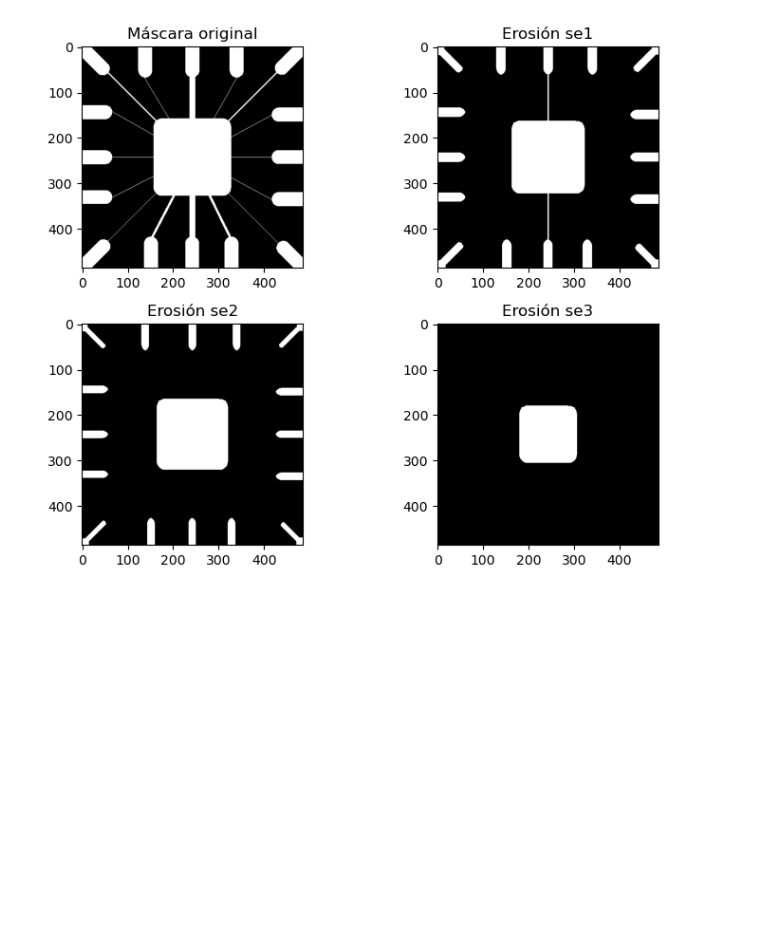
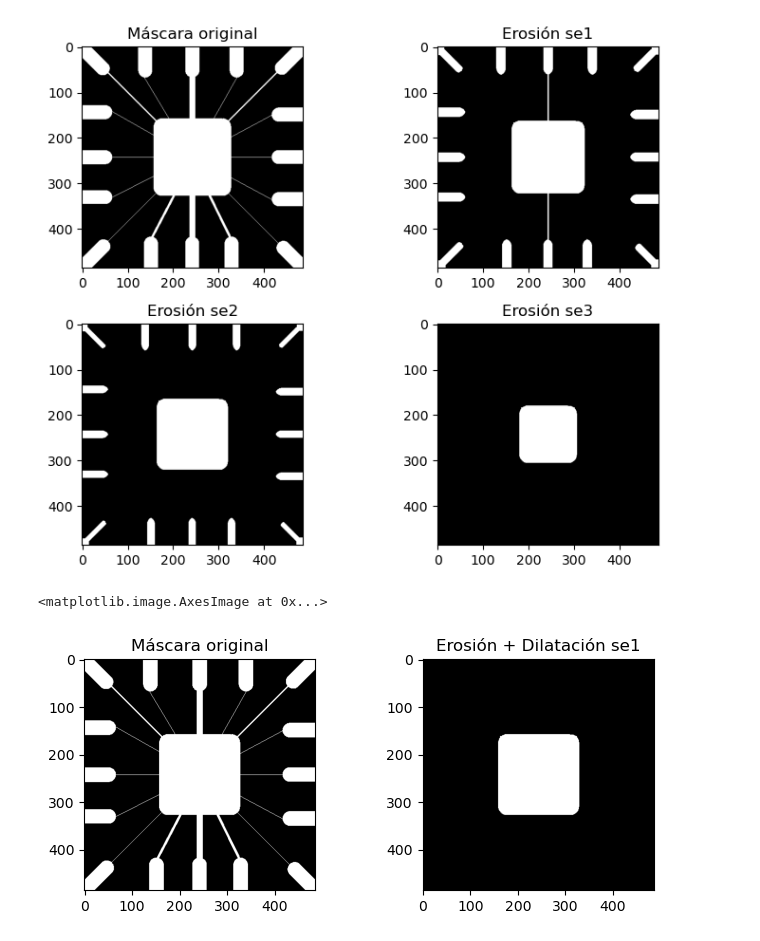
Before and after one commit to ULPGC-GTMA/ULPGC-TIV, a Jupyter notebook: Morfología.ipynb, the cells around one changed output. Saved outputs shown, nothing was run; the diff lists cells and outputs as text; code cells hidden in the pictures; blank space fills up the shorter version.

```diff
--- a/Morfología.ipynb
+++ b/Morfología.ipynb
@@ -51,3 +51,16 @@ plt.imshow(binary_erosion(np.array(img), se3), cmap='gray')
 plt.tight_layout()
 # %% [output]
 [figure]
+# %%
+plt.figure(figsize=(8, 3))
+
+plt.subplot(121)
+plt.title('Máscara original')
+plt.imshow(img, cmap='gray')
+
+plt.subplot(122)
+plt.title('Erosión + Dilatación se1')
+plt.imshow(binary_dilation(binary_erosion(np.array(img), se3),se3), cmap='gray')
+# %% [output]
+<matplotlib.image.AxesImage at 0x...>
+[figure, added]
```
Also changed, not shown: parts of 3 cells of this notebook, 11 other files.
